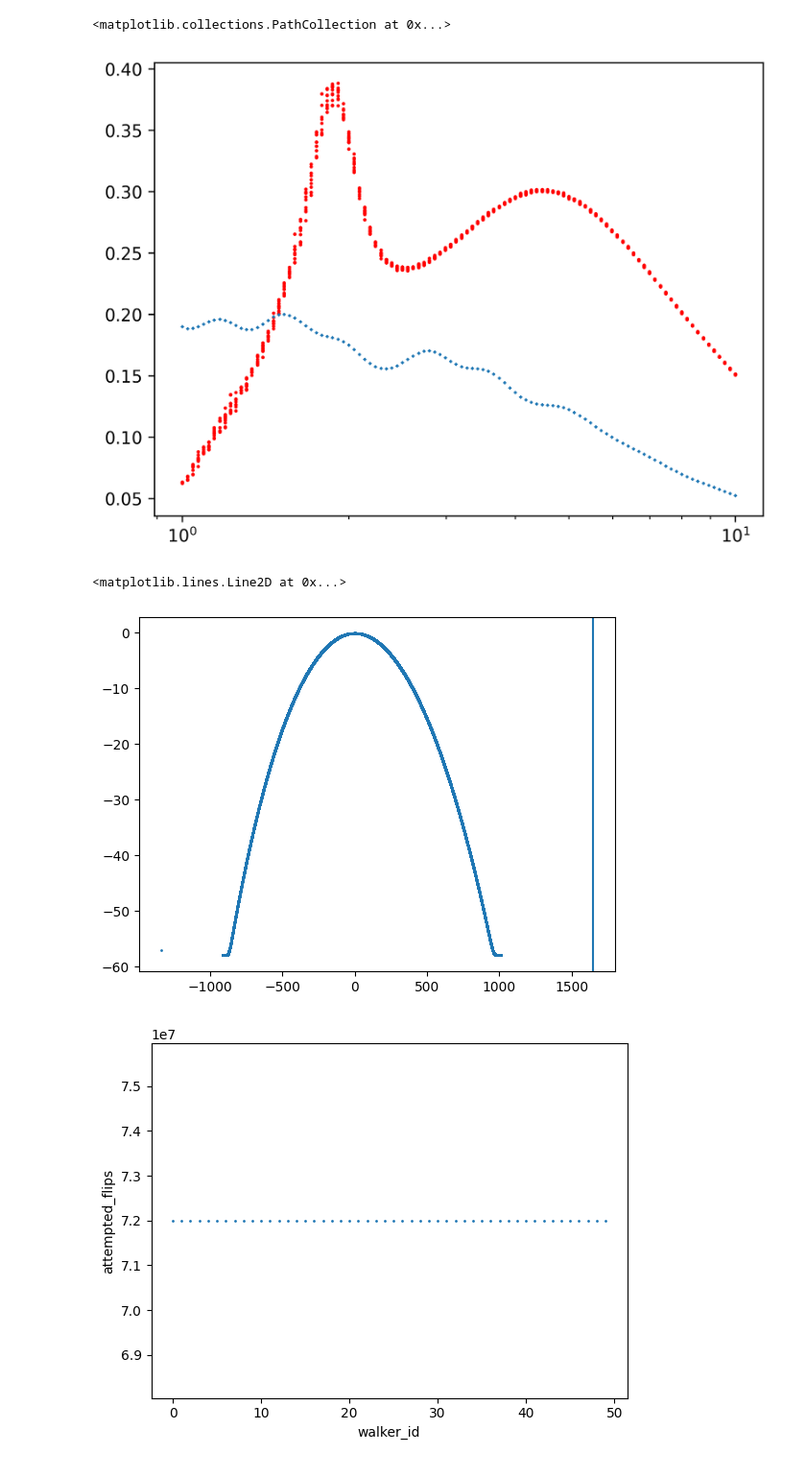
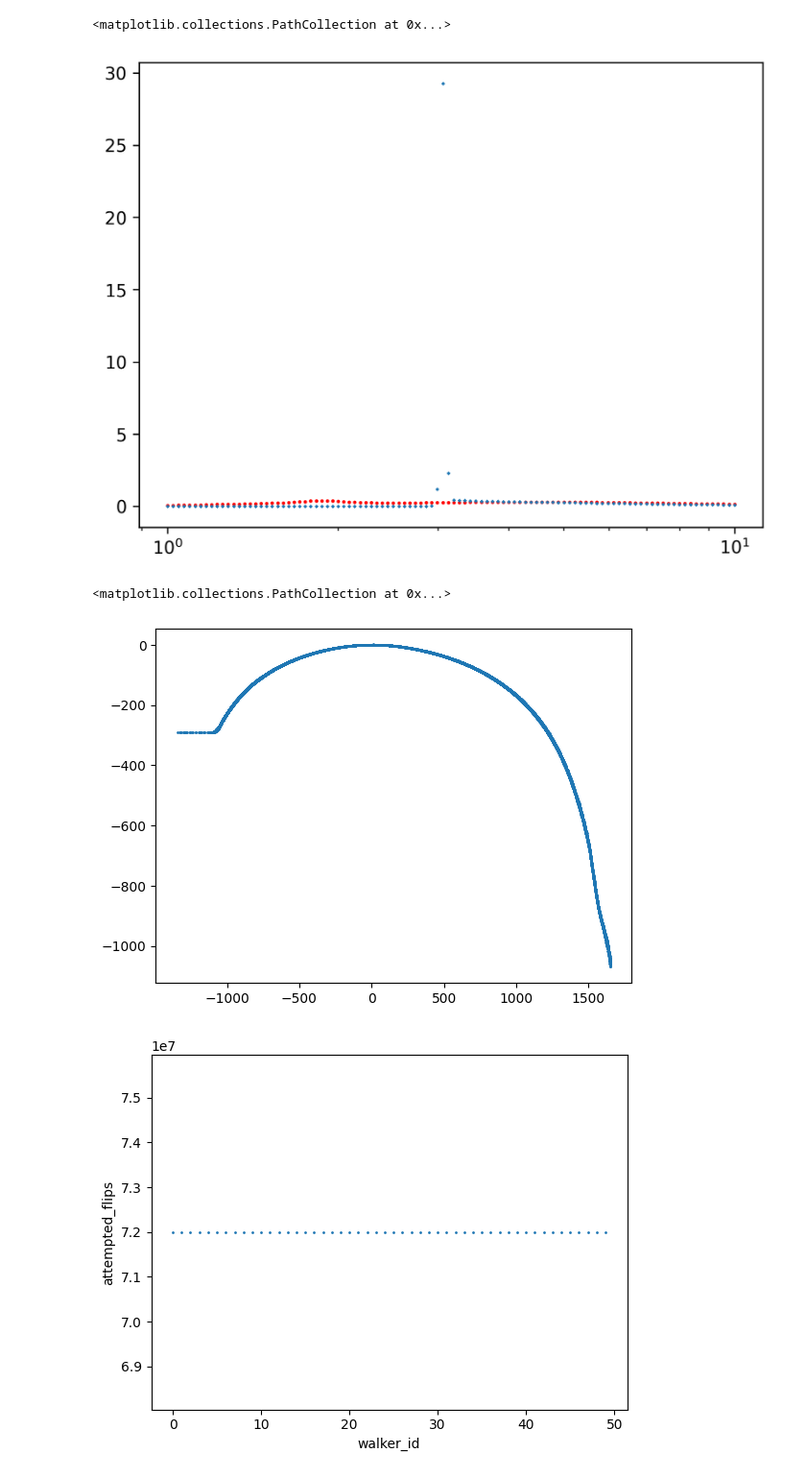
Before and after one commit to Faikert/replica_exchange_wang_landau, a Jupyter notebook: test.ipynb, the cells around one changed output. Shown at 96% size. Drawn from its saved outputs; the diff is of its cells as text; code cells hidden in the pictures.

```diff
--- a/test.ipynb
+++ b/test.ipynb
@@ -4,23 +4,21 @@ import numpy as np
 # %%
 plt.figure(dpi=300)
 plt.xscale("log")
-for i in range(10):
-    a = np.loadtxt(f"apamea_N720_{i}.out")
-    plt.scatter(a[:, 0], a[:, 1], s=1, c="red")
+a = np.loadtxt(f"apamea_N720.out")
+plt.scatter(a[:, 0], a[:, 1], s=1, c="red")
 a = np.loadtxt("apamea_N320_thermo.csv", delimiter=",", skiprows=1)
-plt.scatter(a[:, 0], a[:, 3] / 720, s=1, marker="x")
+plt.scatter(a[:, 0], a[:, 3] / 320, s=1, marker="x")
 # %% [output]
 <matplotlib.collections.PathCollection at 0x...>
-[figure, old version]
+[figure, new version]
 # %%
 b = np.loadtxt("apamea_N320_dos.csv", delimiter=",", skiprows=1)
 # plt.yscale("log")
 # plt.scatter(b[:, 1], np.exp(b[:, 2]), s=1)
 plt.scatter(b[:, 1], b[:, 2], s=1)
-plt.axvline(1650)
 # %% [output]
-<matplotlib.lines.Line2D at 0x...>
+<matplotlib.collections.PathCollection at 0x...>
-[figure, old version]
+[figure, new version]
 # %%
 b = np.loadtxt("apamea_N720_workers_stat.csv", delimiter=",", skiprows=1)
 title = open("apamea_N720_workers_stat.csv").readline().strip().split(",")
```
Also changed, not shown: parts of 2 cells of this notebook, 3 other files.
